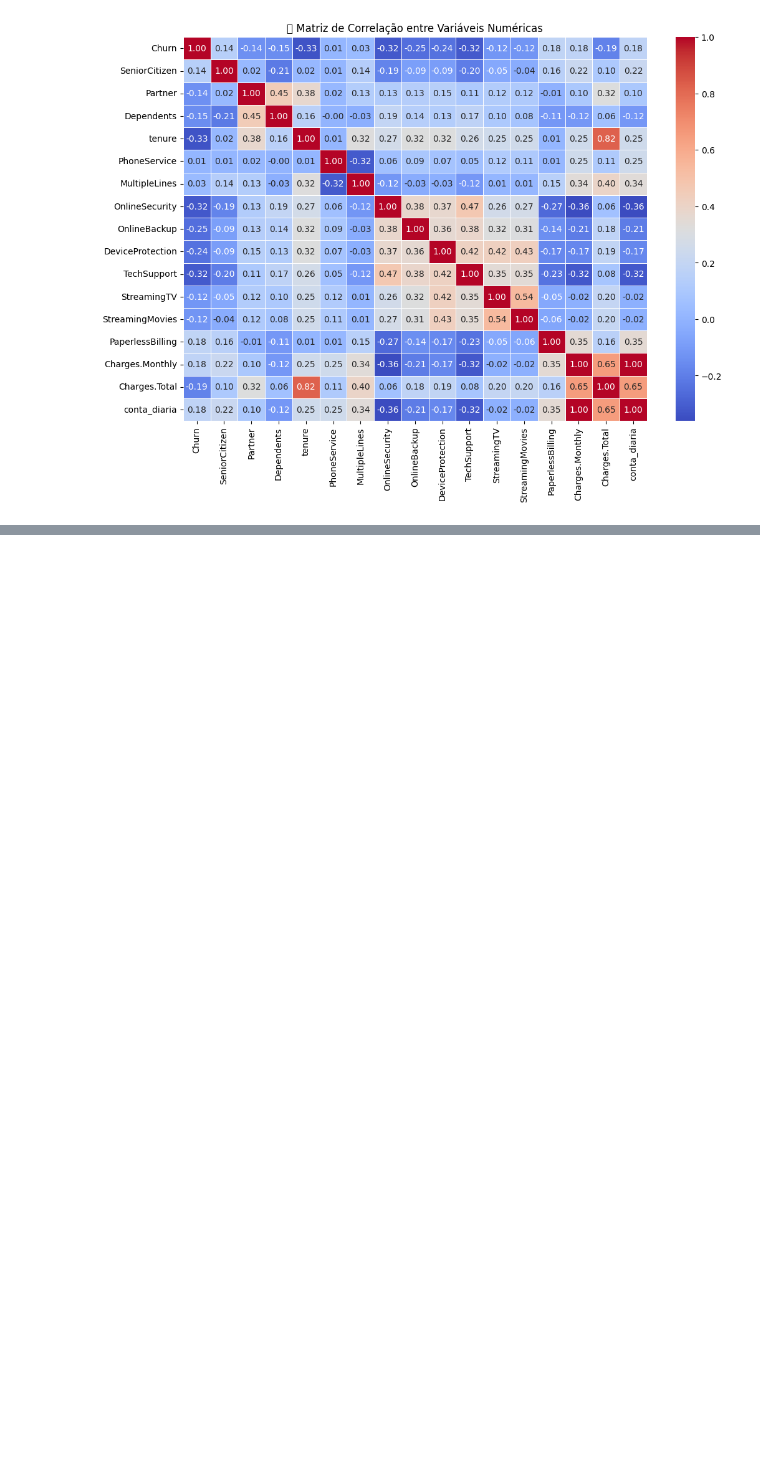
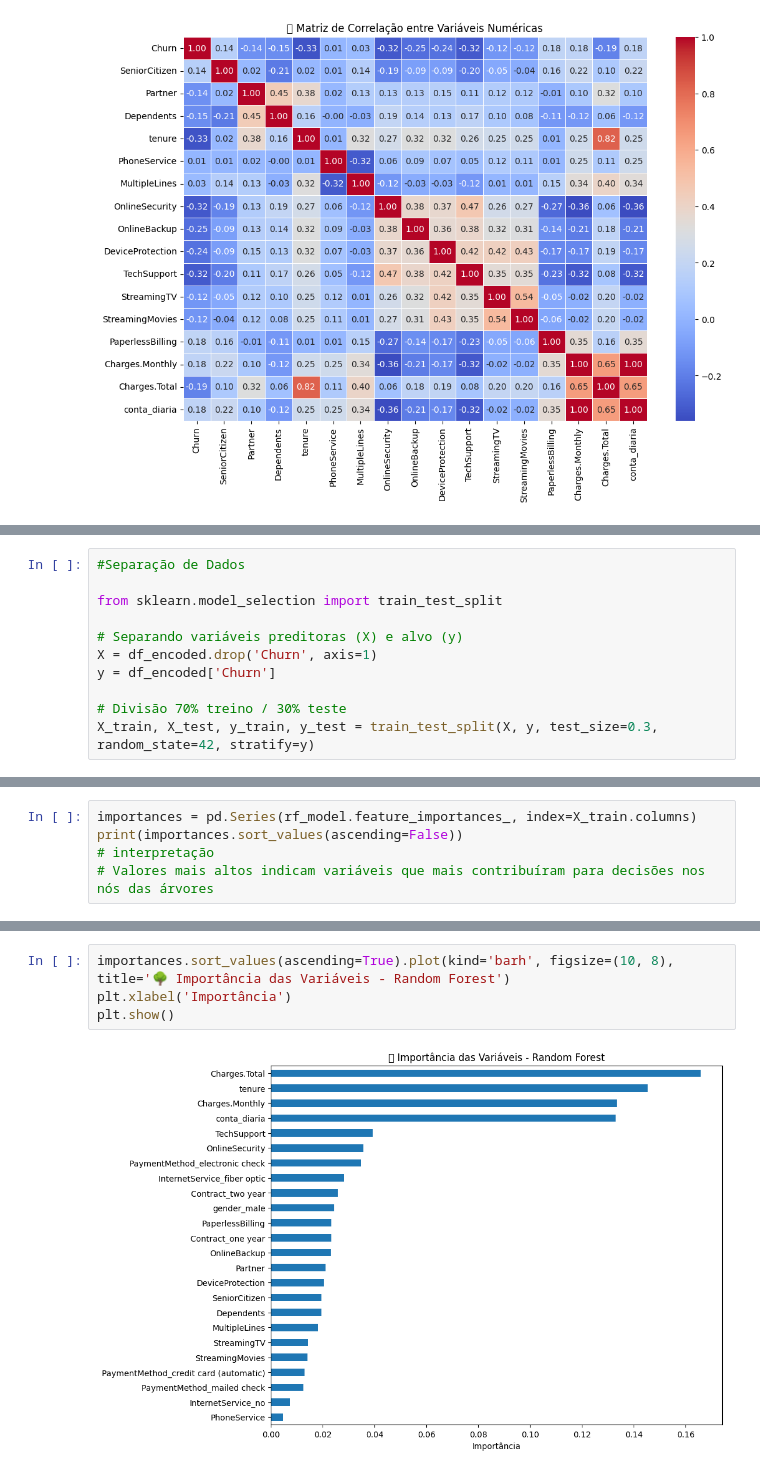
Before and after one commit to isaacmikhail/TelecomX_challenge_part2_Alura, a Jupyter notebook: TelecomX_challenge_part2.ipynb, the cells around one changed output, grey strips where cells are left out. Drawn from its saved outputs; the diff is of its cells as text; blank space fills up the shorter version.

```diff
--- a/TelecomX_challenge_part2.ipynb
+++ b/TelecomX_challenge_part2.ipynb
@@ -105,0 +141,11 @@ plt.show()
+# %%
+#Separação de Dados
+
+from sklearn.model_selection import train_test_split
+
+# Separando variáveis preditoras (X) e alvo (y)
+X = df_encoded.drop('Churn', axis=1)
+y = df_encoded['Churn']
+
+# Divisão 70% treino / 30% teste
+X_train, X_test, y_train, y_test = train_test_split(X, y, test_size=0.3, random_state=42, stratify=y)
@@ -105,0 +209,5 @@ plt.show()
+# %%
+importances = pd.Series(rf_model.feature_importances_, index=X_train.columns)
+print(importances.sort_values(ascending=False))
+# interpretação
+# Valores mais altos indicam variáveis que mais contribuíram para decisões nos nós das árvores
@@ -105,0 +232,6 @@ plt.show()
+# %%
+importances.sort_values(ascending=True).plot(kind='barh', figsize=(10, 8), title='🌳 Importância das Variáveis - Random Forest')
+plt.xlabel('Importância')
+plt.show()
+# %% [output]
+[figure, added]
```
Also changed, not shown: parts of 14 cells of this notebook.
